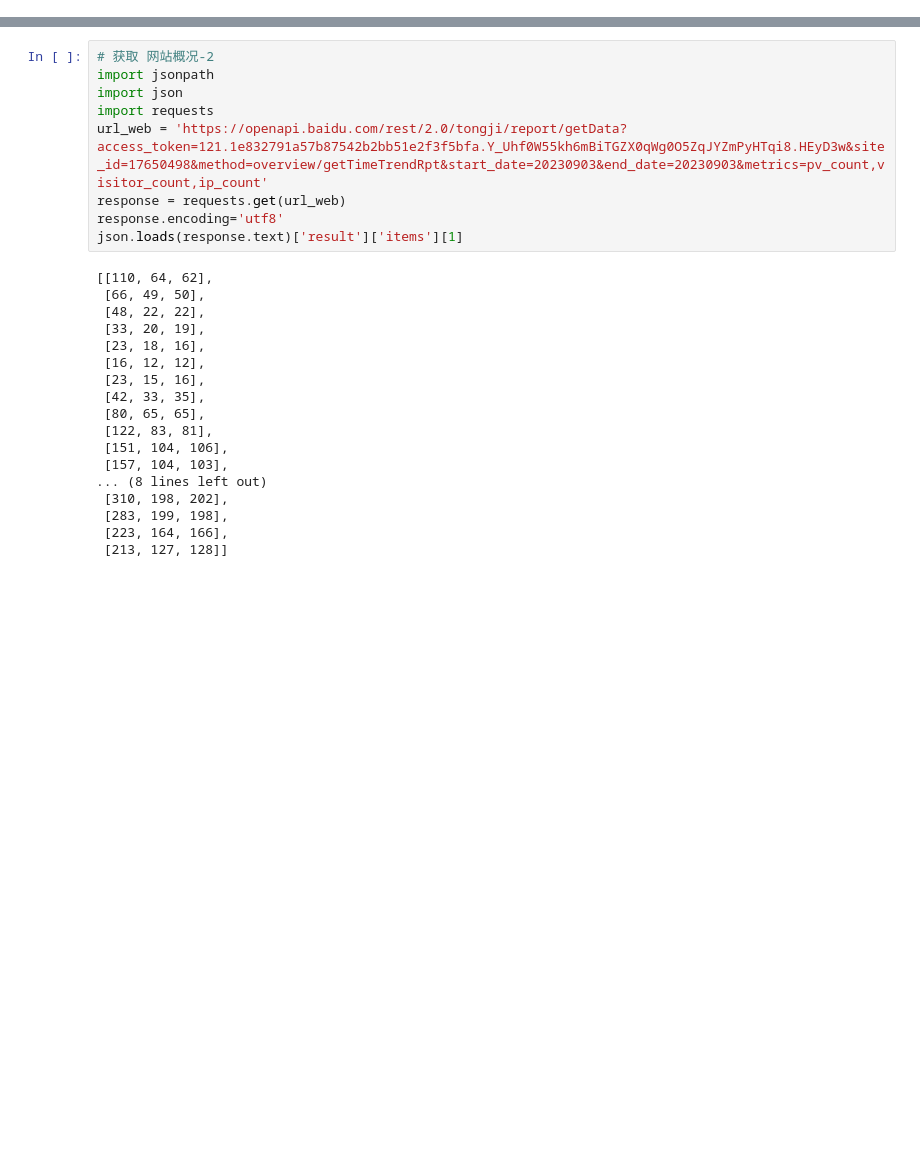
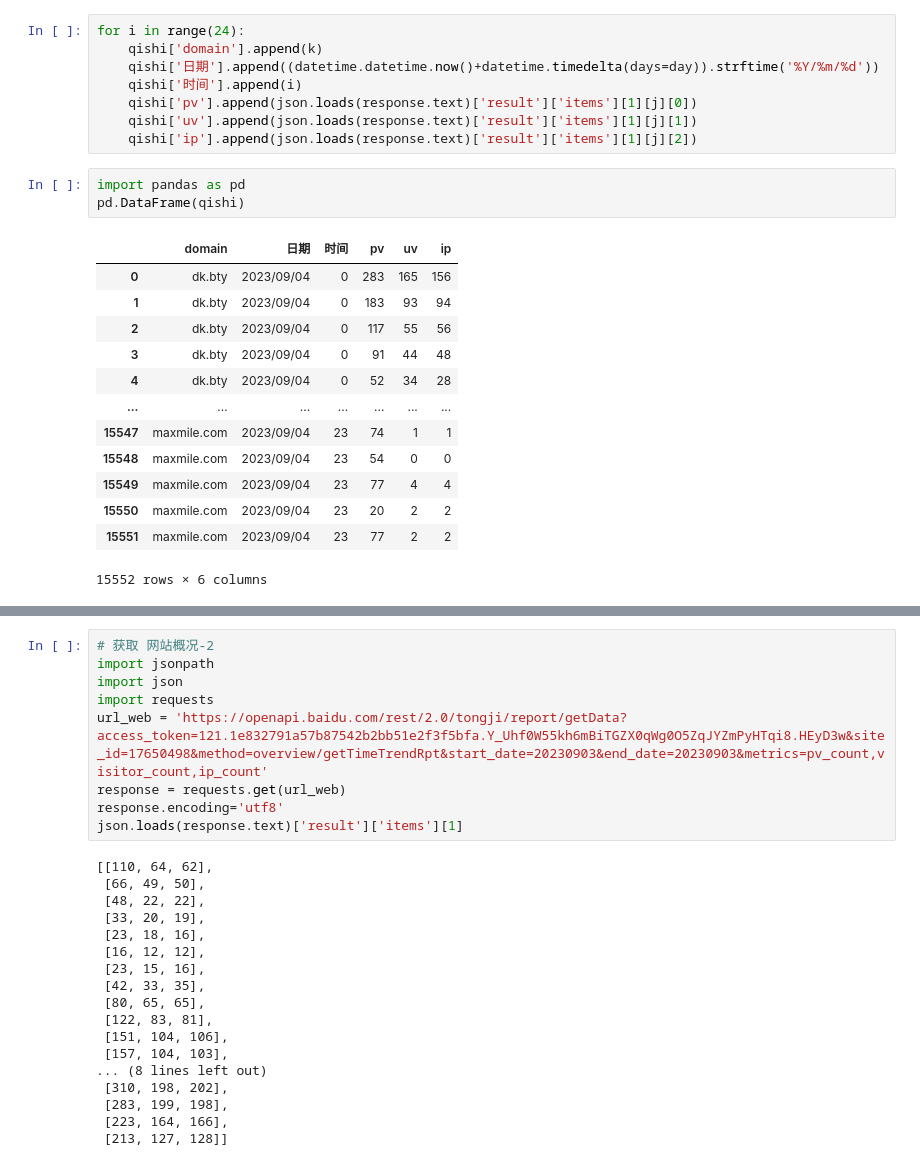
Before and after one commit to Marquis0065/project202308285, a Jupyter notebook: Bsport/TEST_/test1.ipynb, the cells around one changed output, grey strips where cells are left out. Saved outputs shown, nothing was run; the diff lists cells and outputs as text; blank space fills up the shorter version.

```diff
--- a/Bsport/TEST_/test1.ipynb
+++ b/Bsport/TEST_/test1.ipynb
@@ -0,0 +62,25 @@
+# %%
+for i in range(24):
+    qishi['domain'].append(k)
+    qishi['日期'].append((datetime.datetime.now()+datetime.timedelta(days=day)).strftime('%Y/%m/%d'))
+    qishi['时间'].append(i)
+    qishi['pv'].append(json.loads(response.text)['result']['items'][1][j][0])
+    qishi['uv'].append(json.loads(response.text)['result']['items'][1][j][1])
+    qishi['ip'].append(json.loads(response.text)['result']['items'][1][j][2])
+# %%
+import pandas as pd
+pd.DataFrame(qishi)
+# %% [output]
+|  | domain | 日期 | 时间 | pv | uv | ip |
+| 0 | dk.bty | 2023/09/04 | 0 | 283 | 165 | 156 |
+| 1 | dk.bty | 2023/09/04 | 0 | 183 | 93 | 94 |
+| 2 | dk.bty | 2023/09/04 | 0 | 117 | 55 | 56 |
+| 3 | dk.bty | 2023/09/04 | 0 | 91 | 44 | 48 |
+| 4 | dk.bty | 2023/09/04 | 0 | 52 | 34 | 28 |
+| ... | ... | ... | ... | ... | ... | ... |
+| 15547 | maxmile.com | 2023/09/04 | 23 | 74 | 1 | 1 |
+| 15548 | maxmile.com | 2023/09/04 | 23 | 54 | 0 | 0 |
+| 15549 | maxmile.com | 2023/09/04 | 23 | 77 | 4 | 4 |
+| 15550 | maxmile.com | 2023/09/04 | 23 | 20 | 2 | 2 |
+| 15551 | maxmile.com | 2023/09/04 | 23 | 77 | 2 | 2 |
+15552 rows × 6 columns
```
Also changed, not shown: parts of 3 cells of this notebook, 4 other files.
